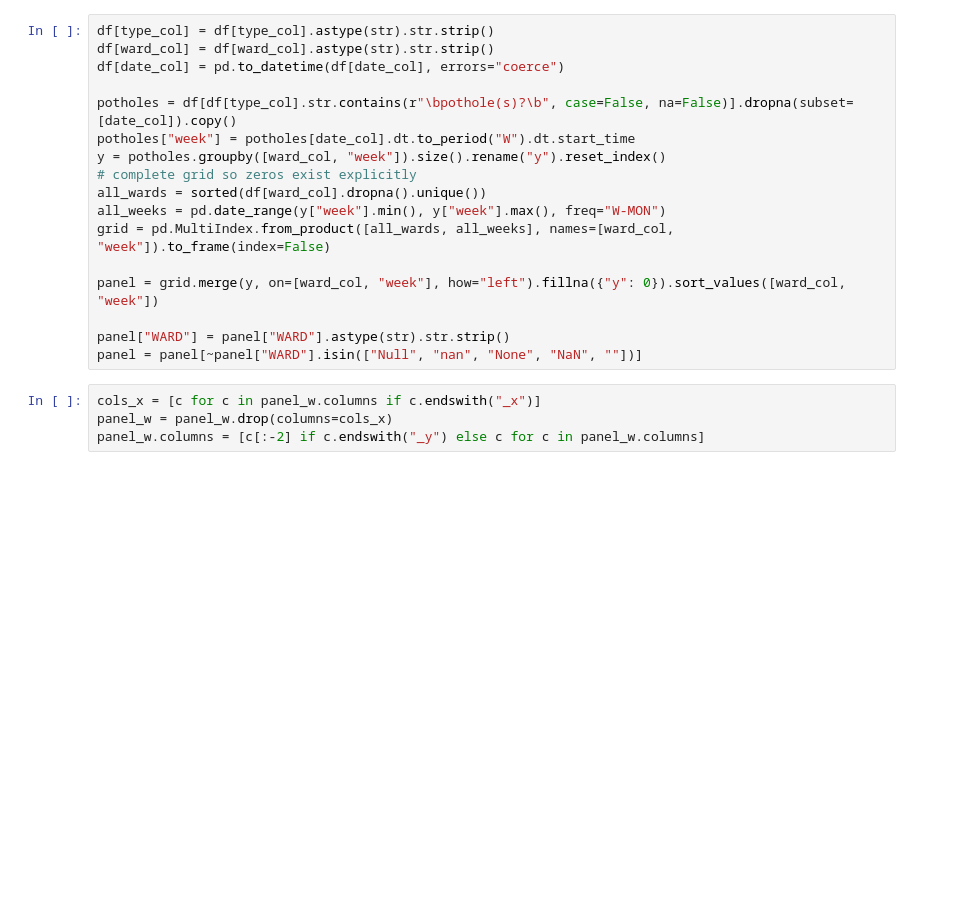
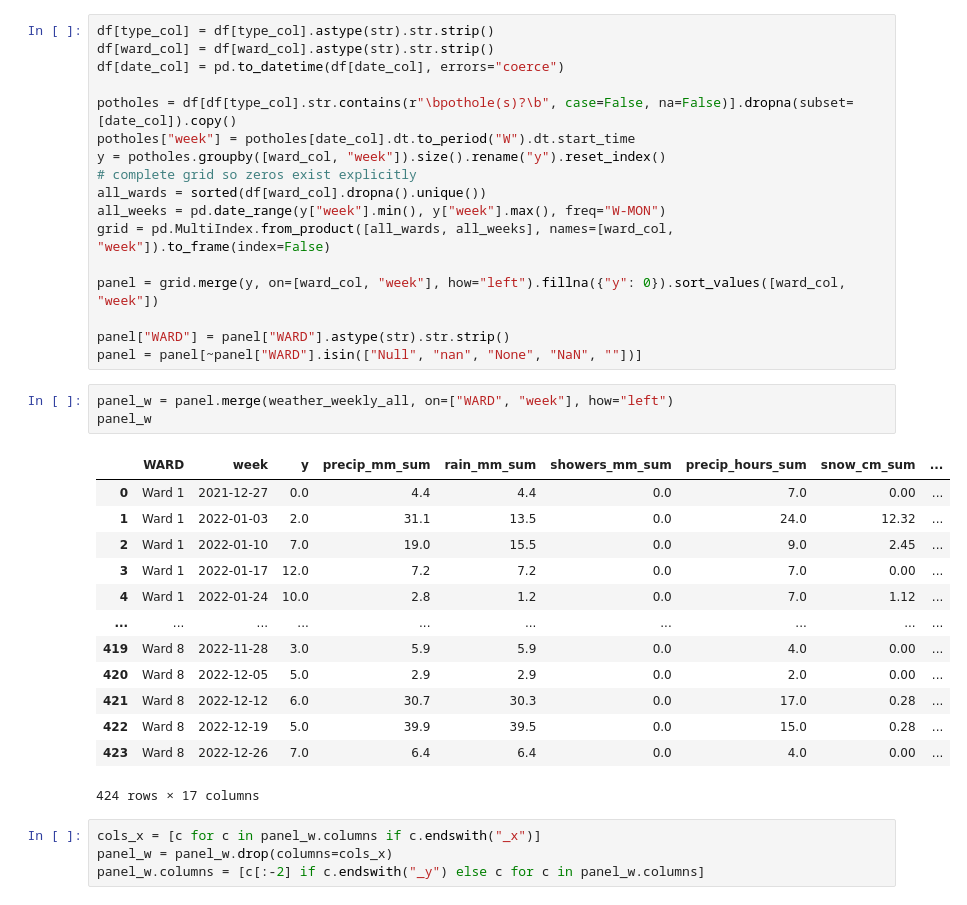
Before and after one commit to Erdos-Projects/spring-2026-dc-311, a Jupyter notebook: eda_2022.ipynb, the cells around one changed output. Drawn from its saved outputs; the diff is of its cells as text; blank space fills up the shorter version.

```diff
--- a/eda_2022.ipynb
+++ b/eda_2022.ipynb
@@ -461,6 +477,23 @@ panel = grid.merge(y, on=[ward_col, "week"], how="left").fillna({"y": 0}).sort_v
 
 panel["WARD"] = panel["WARD"].astype(str).str.strip()
 panel = panel[~panel["WARD"].isin(["Null", "nan", "None", "NaN", ""])]
+# %%
+panel_w = panel.merge(weather_weekly_all, on=["WARD", "week"], how="left")
+panel_w
+# %% [output]
+|  | WARD | week | y | precip_mm_sum | rain_mm_sum | showers_mm_sum | precip_hours_sum | snow_cm_sum | ... |
+| 0 | Ward 1 | 2021-12-27 | 0.0 | 4.4 | 4.4 | 0.0 | 7.0 | 0.00 | ... |
+| 1 | Ward 1 | 2022-01-03 | 2.0 | 31.1 | 13.5 | 0.0 | 24.0 | 12.32 | ... |
+| 2 | Ward 1 | 2022-01-10 | 7.0 | 19.0 | 15.5 | 0.0 | 9.0 | 2.45 | ... |
+| 3 | Ward 1 | 2022-01-17 | 12.0 | 7.2 | 7.2 | 0.0 | 7.0 | 0.00 | ... |
+| 4 | Ward 1 | 2022-01-24 | 10.0 | 2.8 | 1.2 | 0.0 | 7.0 | 1.12 | ... |
+| ... | ... | ... | ... | ... | ... | ... | ... | ... | ... |
+| 419 | Ward 8 | 2022-11-28 | 3.0 | 5.9 | 5.9 | 0.0 | 4.0 | 0.00 | ... |
+| 420 | Ward 8 | 2022-12-05 | 5.0 | 2.9 | 2.9 | 0.0 | 2.0 | 0.00 | ... |
+| 421 | Ward 8 | 2022-12-12 | 6.0 | 30.7 | 30.3 | 0.0 | 17.0 | 0.28 | ... |
+| 422 | Ward 8 | 2022-12-19 | 5.0 | 39.9 | 39.5 | 0.0 | 15.0 | 0.28 | ... |
+| 423 | Ward 8 | 2022-12-26 | 7.0 | 6.4 | 6.4 | 0.0 | 4.0 | 0.00 | ... |
+424 rows × 17 columns
 # %%
 cols_x = [c for c in panel_w.columns if c.endswith("_x")]
 panel_w = panel_w.drop(columns=cols_x)
```
Also changed, not shown: parts of 19 cells of this notebook.
